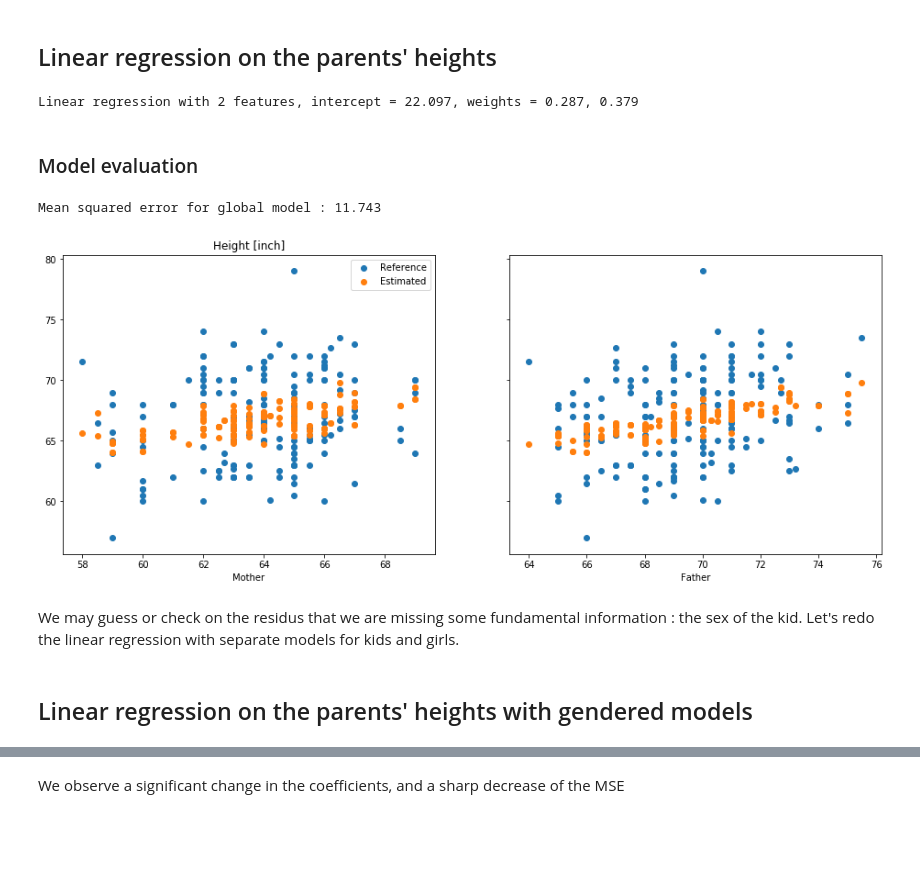
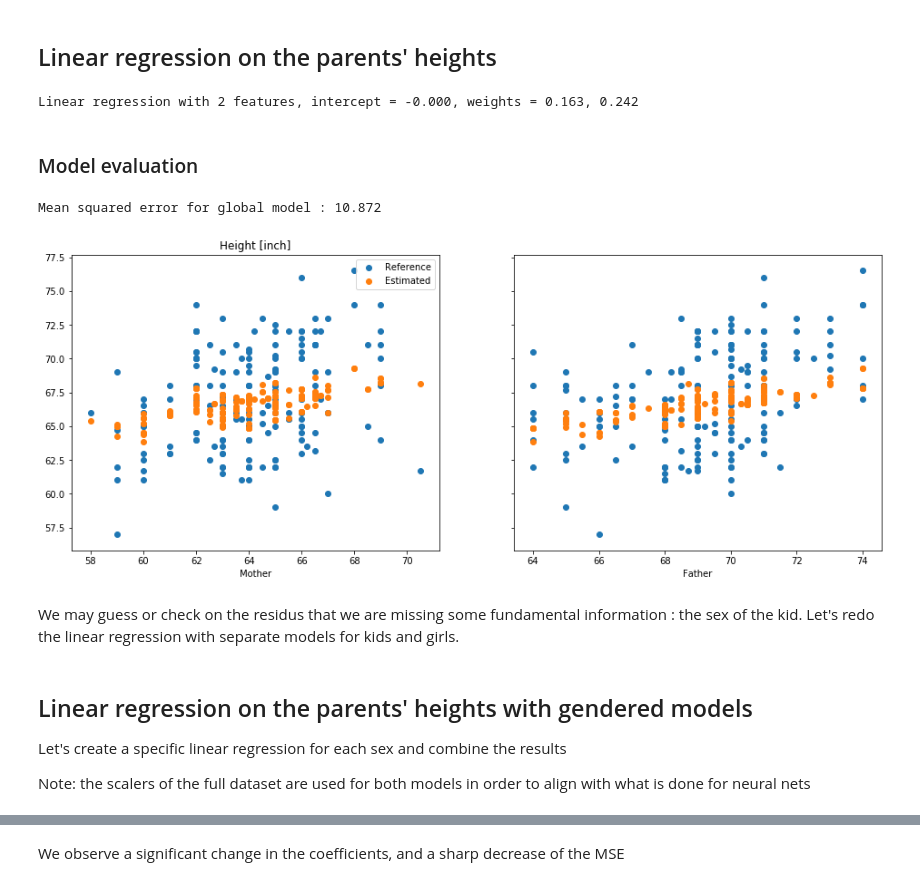
Before and after one commit to tonio73/data-science, a Jupyter notebook: linear/LinearRegressionFeatureEngineering-Keras.ipynb, the cells around one changed output, grey strips where cells are left out. Drawn from its saved outputs; the diff is of its cells as text; code cells hidden in the pictures; blank space fills up the shorter version.

```diff
--- a/linear/LinearRegressionFeatureEngineering-Keras.ipynb
+++ b/linear/LinearRegressionFeatureEngineering-Keras.ipynb
@@ -64,28 +84,34 @@ Splitting train (80%) and test (20%)
 # %%
 model1 = linear_model.LinearRegression()
 
-model1.fit(df_train[['Mother', 'Father']], df_train['Height'])
+model1.fit(trainX_scaled, trainY_scaled)
 b1 = model1.intercept_
-w1 = model1.coef_
+w1 = model1.coef_.reshape(-1)
 
 print('Linear regression with 2 features, intercept = %.3f, weights = %.3f, %.3f' % (b1, w1[0], w1[1]))
 # %% [output]
-Linear regression with 2 features, intercept = 22.097, weights = 0.287, 0.379
+Linear regression with 2 features, intercept = -0.000, weights = 0.163, 0.242
 # %% [markdown]
 ### Model evaluation
 # %%
-height_est1 = model1.predict(df_test[['Mother', 'Father']])
+height_est1_scaled = model1.predict(testX_scaled)
+height_est1 = scalerY.inverse_transform(height_est1_scaled)
+
 mse1 = metrics.mean_squared_error(df_test['Height'], height_est1)
 twinPlot(df_test[['Mother', 'Father']], [ df_test['Height'], height_est1], ['Reference', 'Estimated'])
 print("Mean squared error for global model : %.3f" % mse1)
 # %% [output]
-Mean squared error for global model : 11.743
+Mean squared error for global model : 10.872
-[figure, old version]
+[figure, new version]
 # %% [markdown]
 We may guess or check on the residus that we are missing some fundamental information : the sex of the kid.
 Let's redo the linear regression with separate models for kids and girls.
-# %% [markdown]
-## Linear regression on the parents' heights with gendered models
+# %% [markdown]
+## Linear regression on the parents' heights with gendered models
+
+Let's create a specific linear regression for each sex and combine the results
+
+Note: the scalers of the full dataset are used for both models in order to align with what is done for neural nets
 # %%
 girls_train = df_train['Gender'] == 'F'
 girls_test = df_test['Gender'] == 'F'
```
Also changed, not shown: parts of 37 cells of this notebook, 4 other files.
